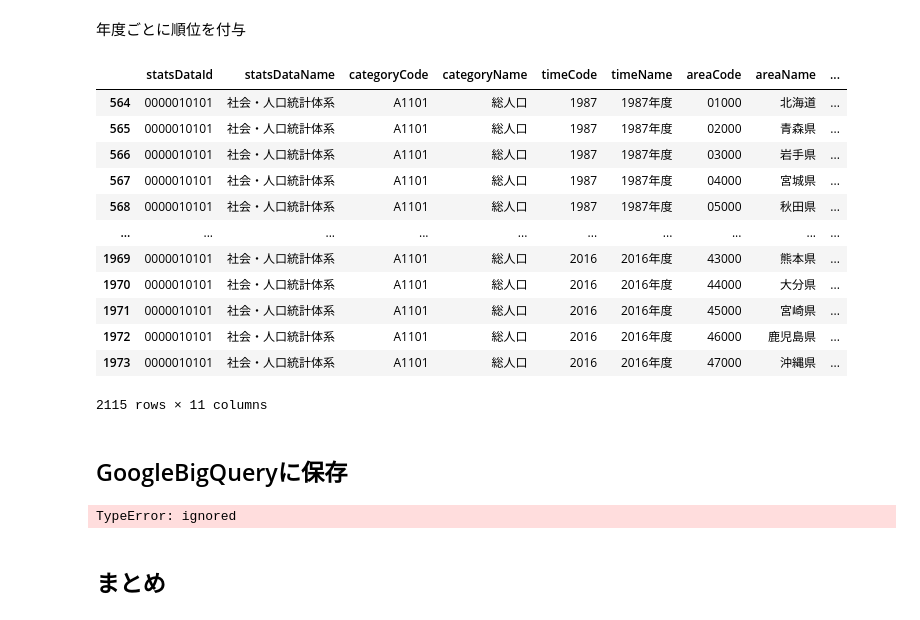
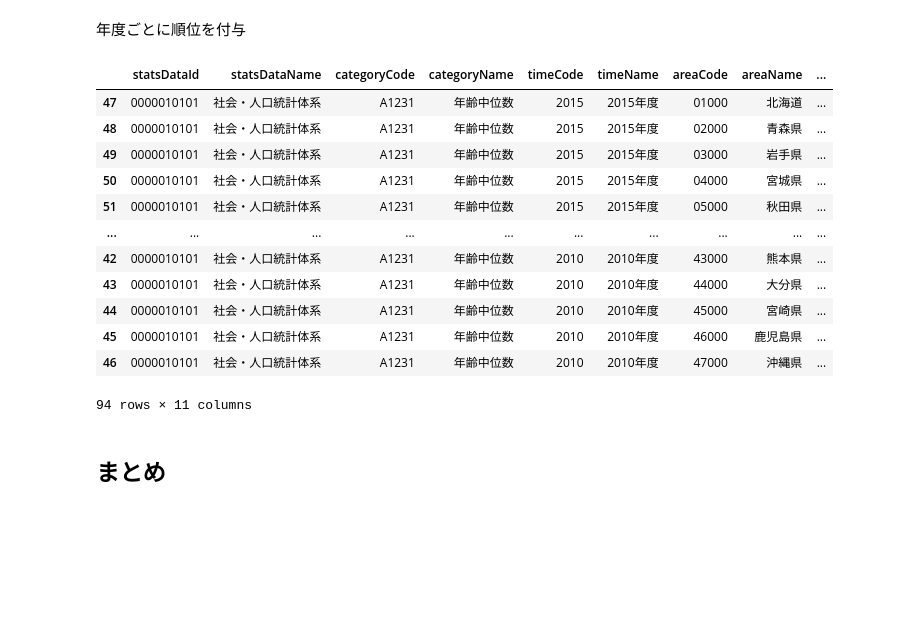
Before and after one commit to dicechick373/dicechick373, a Jupyter notebook: estat_APIのデータ分析.ipynb, the cells around one changed output. Cells and saved outputs as stored; diff of their text form; code cells hidden in the pictures; blank space fills up the shorter version.

```diff
--- a/estat_APIのデータ分析.ipynb
+++ b/estat_APIのデータ分析.ipynb
@@ -166,7 +165,7 @@ areaは全都道府県を指定
 params = {}
 
 params['statsDataId'] = statsDataId
-params['cdCat01'] = 'A1101'
+params['cdCat01'] = 'A1231'
 params['cdArea']=",".join(area_codes)
 
 # print (params)
@@ -345,43 +358,41 @@ df_fmt
 # %%
 def format_estat_dataframe_withrank(df_arg):
 
   # 年度リストを作成
   times = df_arg['timeCode'].tolist()
   times = list(set(times))
 
   # 返却するDataFrameの定義
   df_res = pd.DataFrame(index=[], columns=[])
 
   # 年度毎に順位を付与
   for time in times:
 
     # 単年度のdataを抽出
     df_time = df_arg.copy()[df_arg['timeCode'] == time]
 
     # valueを数値に変換して、'rank'を付与
-    df_time = df_time.astype({'value': int})
+    df_time = df_time.astype({'value': float})
     df_time['rank'] = df_time.rank(ascending=False)['value'].astype(int).astype(str)
 
     # 結合
     df_res = pd.concat([df_res, df_time])
 
   return df_res
 
 df_last = format_estat_dataframe_withrank(df_fmt)
 df_last
 # %% [output]
 |  | statsDataId | statsDataName | categoryCode | categoryName | timeCode | timeName | areaCode | areaName | ... |
-| 564 | 0000010101 | 社会・人口統計体系 | A1101 | 総人口 | 1987 | 1987年度 | 01000 | 北海道 | ... |
-| 565 | 0000010101 | 社会・人口統計体系 | A1101 | 総人口 | 1987 | 1987年度 | 02000 | 青森県 | ... |
-| 566 | 0000010101 | 社会・人口統計体系 | A1101 | 総人口 | 1987 | 1987年度 | 03000 | 岩手県 | ... |
-| 567 | 0000010101 | 社会・人口統計体系 | A1101 | 総人口 | 1987 | 1987年度 | 04000 | 宮城県 | ... |
-| 568 | 0000010101 | 社会・人口統計体系 | A1101 | 総人口 | 1987 | 1987年度 | 05000 | 秋田県 | ... |
+| 47 | 0000010101 | 社会・人口統計体系 | A1231 | 年齢中位数 | 2015 | 2015年度 | 01000 | 北海道 | ... |
+| 48 | 0000010101 | 社会・人口統計体系 | A1231 | 年齢中位数 | 2015 | 2015年度 | 02000 | 青森県 | ... |
+| 49 | 0000010101 | 社会・人口統計体系 | A1231 | 年齢中位数 | 2015 | 2015年度 | 03000 | 岩手県 | ... |
+| 50 | 0000010101 | 社会・人口統計体系 | A1231 | 年齢中位数 | 2015 | 2015年度 | 04000 | 宮城県 | ... |
+| 51 | 0000010101 | 社会・人口統計体系 | A1231 | 年齢中位数 | 2015 | 2015年度 | 05000 | 秋田県 | ... |
 | ... | ... | ... | ... | ... | ... | ... | ... | ... | ... |
-| 1969 | 0000010101 | 社会・人口統計体系 | A1101 | 総人口 | 2016 | 2016年度 | 43000 | 熊本県 | ... |
-| 1970 | 0000010101 | 社会・人口統計体系 | A1101 | 総人口 | 2016 | 2016年度 | 44000 | 大分県 | ... |
-| 1971 | 0000010101 | 社会・人口統計体系 | A1101 | 総人口 | 2016 | 2016年度 | 45000 | 宮崎県 | ... |
-| 1972 | 0000010101 | 社会・人口統計体系 | A1101 | 総人口 | 2016 | 2016年度 | 46000 | 鹿児島県 | ... |
-| 1973 | 0000010101 | 社会・人口統計体系 | A1101 | 総人口 | 2016 | 2016年度 | 47000 | 沖縄県 | ... |
+| 42 | 0000010101 | 社会・人口統計体系 | A1231 | 年齢中位数 | 2010 | 2010年度 | 43000 | 熊本県 | ... |
+| 43 | 0000010101 | 社会・人口統計体系 | A1231 | 年齢中位数 | 2010 | 2010年度 | 44000 | 大分県 | ... |
+| 44 | 0000010101 | 社会・人口統計体系 | A1231 | 年齢中位数 | 2010 | 2010年度 | 45000 | 宮崎県 | ... |
+| 45 | 0000010101 | 社会・人口統計体系 | A1231 | 年齢中位数 | 2010 | 2010年度 | 46000 | 鹿児島県 | ... |
+| 46 | 0000010101 | 社会・人口統計体系 | A1231 | 年齢中位数 | 2010 | 2010年度 | 47000 | 沖縄県 | ... |
-2115 rows × 11 columns
+94 rows × 11 columns
-# %% [markdown]
-## GoogleBigQueryに保存
@@ -390,11 +399,3 @@ pip install tensorflow==2.9.1
-# %%
-project_id='primal-buttress-342908'
-table='test3'
-
-# データフレームの内容をBigQueryのテーブルに追加
-df_last.to_gbq(table, project_id=project_id, if_exists="append")
-# %% [output]
-TypeError: ignored
 # %% [markdown]
 ## まとめ
 # %% [markdown]
```
Also changed, not shown: parts of 8 cells of this notebook.
